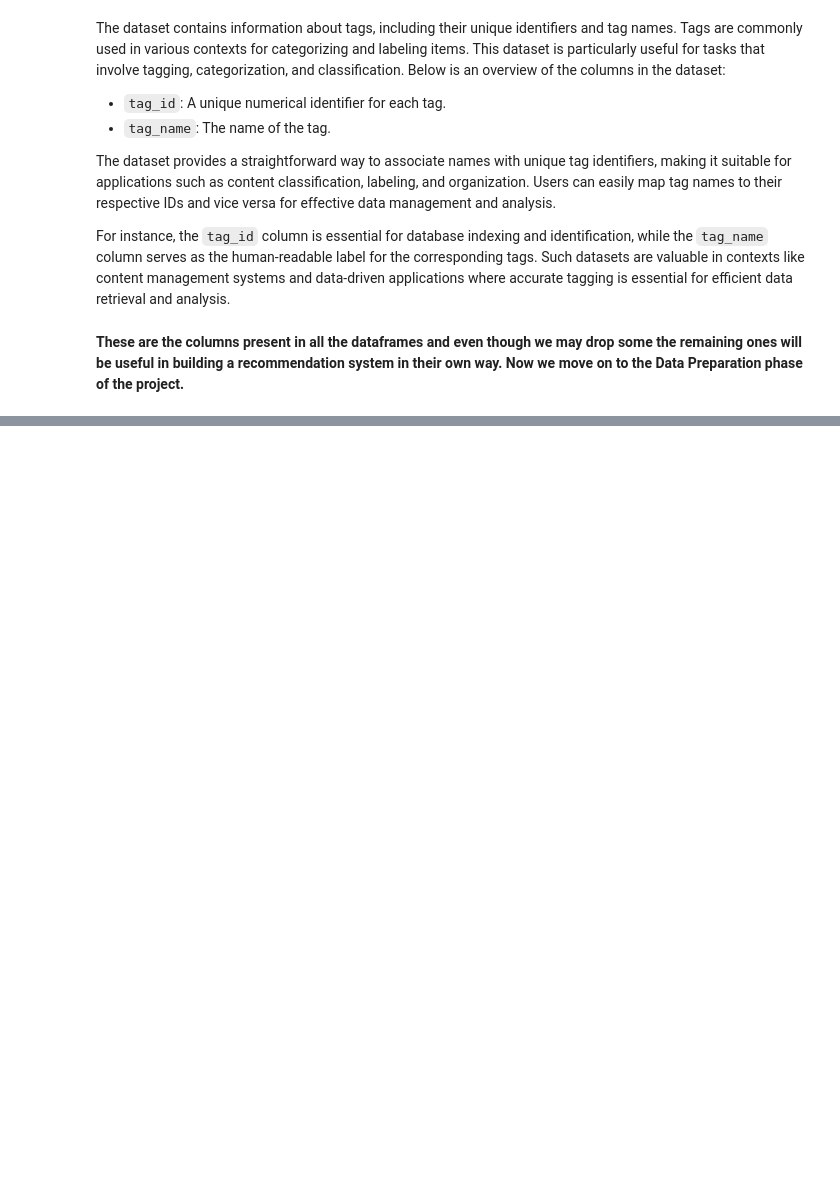
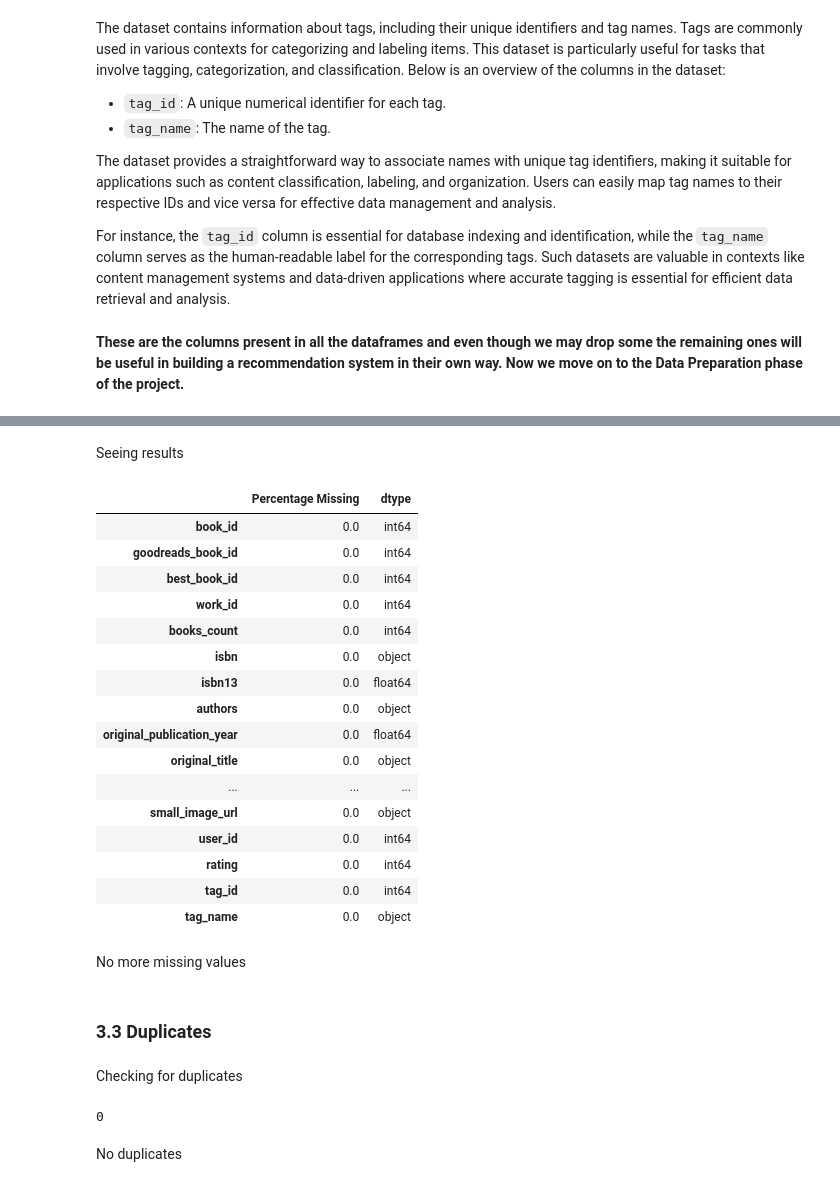
Before and after one commit to DennisWainaina/Book-recommendation-system-project, a Jupyter notebook: index.ipynb, the cells around one changed output, grey strips where cells are left out. Cells and saved outputs as stored; diff of their text form; code cells hidden in the pictures; blank space fills up the shorter version.

```diff
--- a/index.ipynb
+++ b/index.ipynb
@@ -150,0 +227,36 @@ For instance, the `tag_id` column is essential for database indexing and identif
+# %%
+combined_df.dropna(inplace=True)
+# %% [markdown]
+Seeing results
+# %%
+missing_percentage(combined_df)
+# %% [output]
+|  | Percentage Missing | dtype |
+| book_id | 0.0 | int64 |
+| goodreads_book_id | 0.0 | int64 |
+| best_book_id | 0.0 | int64 |
+| work_id | 0.0 | int64 |
+| books_count | 0.0 | int64 |
+| isbn | 0.0 | object |
+| isbn13 | 0.0 | float64 |
+| authors | 0.0 | object |
+| original_publication_year | 0.0 | float64 |
+| original_title | 0.0 | object |
+| ... | ... | ... |
+| small_image_url | 0.0 | object |
+| user_id | 0.0 | int64 |
+| rating | 0.0 | int64 |
+| tag_id | 0.0 | int64 |
+| tag_name | 0.0 | object |
+# %% [markdown]
+No more missing values
+# %% [markdown]
+### 3.3 Duplicates
+# %% [markdown]
+Checking for duplicates
+# %%
+combined_df.duplicated().sum()
+# %% [output]
+0
+# %% [markdown]
+No duplicates
```
Also changed, not shown: parts of 10 cells of this notebook.
